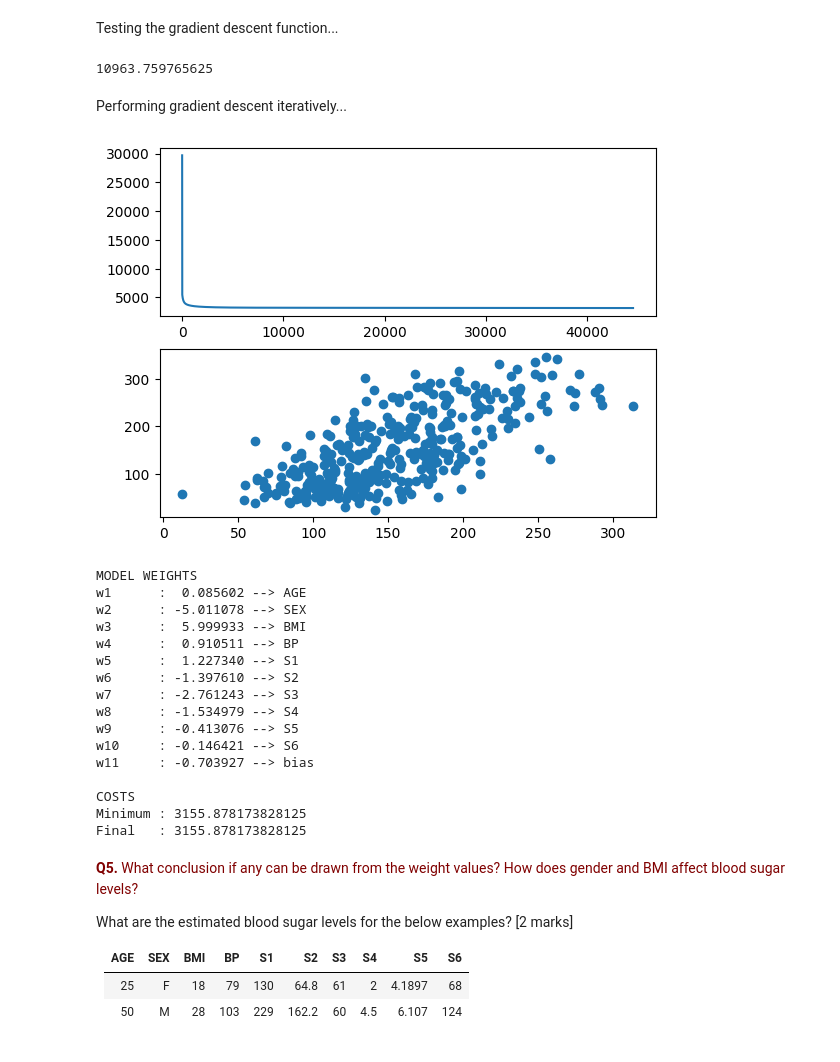
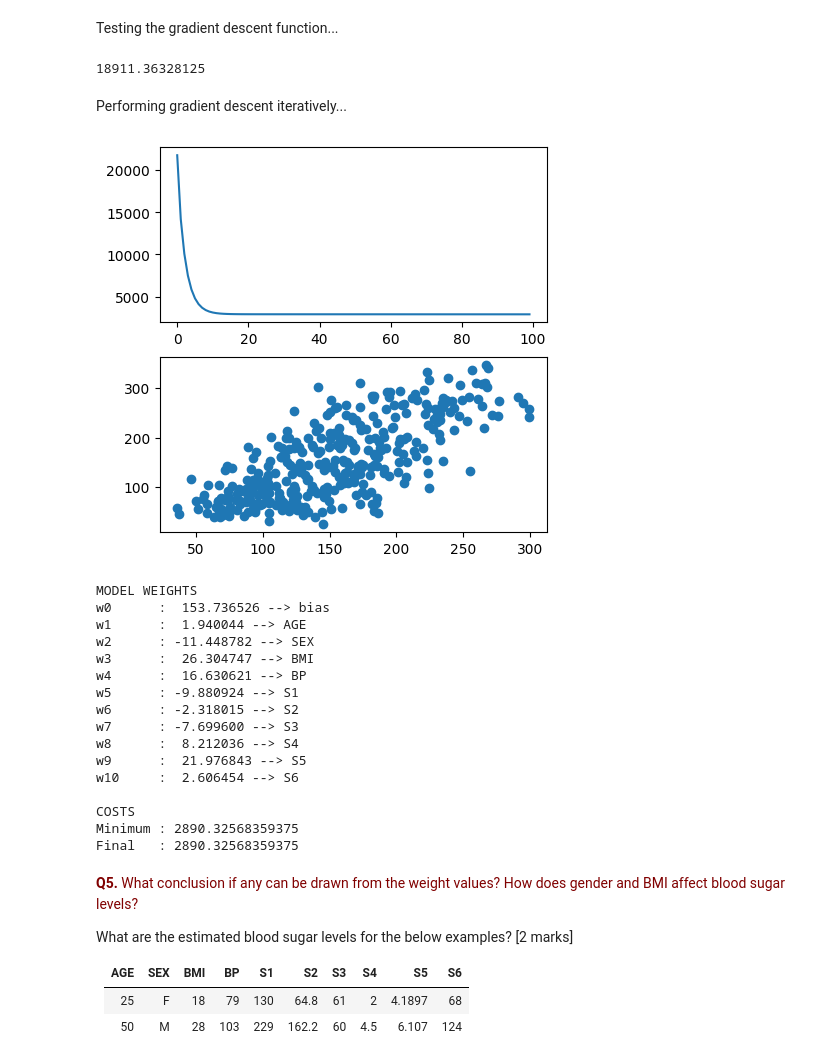
Before and after one commit to pranigopu/machineLearning, a Jupyter notebook: lab3/lab3--ASSIGNMENT--regression.ipynb, the cells around one changed output. Drawn from its saved outputs; the diff is of its cells as text; code cells hidden in the pictures.

```diff
--- a/lab3/lab3--ASSIGNMENT--regression.ipynb
+++ b/lab3/lab3--ASSIGNMENT--regression.ipynb
@@ -134,7 +153,8 @@ Refering back to the lecture notes, we define $ y = f(x) = w^T x$, so we need to
 class LinearRegression(nn.Module):
   def __init__(self, num_features):
     super().__init__()
-    self.weight = nn.Parameter(torch.zeros(1, num_features), requires_grad=False)
+    self.weight = nn.Parameter(torch.zeros(1, num_features),
+                               requires_grad=False)
     """
     NOTE: The `requires_grad` parameter of any `torch.nn.Parameter` object
     specifies whether autograd should be used or not for any given function of
@@ -147,17 +171,5 @@ class LinearRegression(nn.Module):
 # %% [markdown]
 As we need to account for the bias, we add a column of ones to the `x_data`
-# %%
-# Add a feature for bias
-"""
-PROGRAMMING NOTE: torch.cat
-dim=1 specifies that the new tensor must be concatenated as a column.
-dim=0 specifies that the new tensor must be concatenated as a row.
-Naturally:
-- If to be concatenated as a column, number of rows should match.
-- If to be concatenated as a row, number of columns should match.
-"""
-x_train = torch.cat([x_train, torch.ones(x_train.shape[0], 1)], dim=1)
-x_test = torch.cat([x_test, torch.ones(x_test.shape[0], 1)], dim=1)
 # %%
 ## Test the custom layer
 model = LinearRegression(x_train.shape[1])
@@ -212,9 +224,11 @@ def gradient_descent_step(model: nn.Module, x: torch.Tensor, y: torch.Tensor,
     for j in range(M): # For M rows (i.e. M observations)
       weight[0, i] += -(2*lr*x[j, i]*(y_pred[j] - y[j])/M)[0]
   """
+
   # IMPLEMENTATION WITH TENSOR OPERATIONS
   # (this is much faster than loops)
-  weight[0] += -2*lr*(x.T * (y_pred-y).T).sum(axis=1)/M
+  weight[0] += -2*lr*((y_pred-y) * x).sum(axis=0)/M
+  # axis=0 indicates column-wise summing
 
   model.weight = nn.Parameter(weight, requires_grad=False)
 # %% [markdown]
@@ -238,80 +248,72 @@ However, given two tensors A with dimension $P \times Q$ and B with dimension $1
 # %% [markdown]
 Testing the gradient descent function...
 # %%
-# Testing the gradient descent function:
-gradient_descent_step(model, x_train, y_train, prediction, 0.00001)
+# Testing the gradient descent step function:
+gradient_descent_step(model, x_train, y_train, prediction, 0.1)
 prediction = model.forward(x_train) # Getting updated model's predictions
 cost = mean_squared_error(prediction, y_train) # Getting updated cost
 print(cost)
 # %% [output]
-10963.759765625
+18911.36328125
 # %% [markdown]
 Performing gradient descent iteratively...
 # %%
 # INITIALISING THE GRADIENT DESCENT PROCESS
 # Initializing the model:
 model = LinearRegression(x_train.shape[1])
-# Obtaining the first set of predictions:
-prediction = model.forward(x_train)
 # List to store costs generated over descent:
-# (starting with the initial cost to begin comparing with)
-costList = [mean_squared_error(prediction, y_train)]
+costList = []
 # Choosing the learning rate:
-alpha = 0.00001
+alpha = 0.1
 #====================================
-# THE GRADIENT DESCENT LOOP
-"""
-We will run this loop either until 1000000 iterations are up or until we see
-an apparent convergence in the cost function values (here, the mean squared
-error values) that indicates that we are approaching a minimum cost value.
-"""
-for i in range(1000000):
+# THE GRADIENT DESCENT STEP LOOP
+# We will run this loop for 100 iterations
+for i in range(100):
   # Doing a gradient descent & getting updated model's predictions:
   gradient_descent_step(model, x_train, y_train, prediction, alpha)
   prediction = model.forward(x_train)
   # Getting & appending updated cost:
   cost = mean_squared_error(prediction, y_train)
   costList.append(cost)
-  # Checking for apparent convergence:
-  if abs(costList[-1]-costList[-2]) < 0.0000001: break
 #====================================
 # PLOTTING COSTS OBTAINED IN THE COURSE OF THE GRADIENT DESCENT
 fig, ax = plt.subplots(2)
-ax[0].plot(list(range(i+2)), costList)
+fig.set_size_inches(5, 5)
+ax[0].plot(list(range(i+1)), costList)
 ax[1].scatter(prediction, y_train)
 plt.show()
 #====================================
 # DISPLAYING WEIGHTS & COSTS
 # Displaying model weights with the associated column names
 weight = [w.item() for w in list(model.weight[0])]
-column = list(diabetes_db.columns)[:-1] + ["bias"] # Excluding the Y column
+column = ["bias"] + list(diabetes_db.columns)[:-1] # Excluding the Y column
 print("\nMODEL WEIGHTS")
 for i,w in enumerate(weight):
   sign = {True: "-", False: " "}[w < 0] # For enabling neat display of signs
-  print(f"w{i+1}\t: {sign}{abs(w):.6f} --> {column[i]}")
+  print(f"w{i}\t: {sign}{abs(w):.6f} --> {column[i]}")
 
 # Displaying minimum cost & final cost:
 print("\nCOSTS")
 print(f"Minimum\t: {min(costList)}")
 print(f"Final\t: {costList[-1]}")
 # %% [output]
-[figure, old version]
+[figure, new version]
 MODEL WEIGHTS
-w1      :  0.085602 --> AGE
-w2      : -5.011078 --> SEX
-w3      :  5.999933 --> BMI
-w4      :  0.910511 --> BP
-w5      :  1.227340 --> S1
-w6      : -1.397610 --> S2
-w7      : -2.761243 --> S3
-w8      : -1.534979 --> S4
-w9      : -0.413076 --> S5
-w10     : -0.146421 --> S6
-w11     : -0.703927 --> bias
+w0      :  153.736526 --> bias
+w1      :  1.940044 --> AGE
+w2      : -11.448782 --> SEX
+w3      :  26.304747 --> BMI
+w4      :  16.630621 --> BP
+w5      : -9.880924 --> S1
+w6      : -2.318015 --> S2
+w7      : -7.699600 --> S3
+w8      :  8.212036 --> S4
+w9      :  21.976843 --> S5
+w10     :  2.606454 --> S6
 
 COSTS
-Minimum : 3155.878173828125
-Final   : 3155.878173828125
+Minimum : 2890.32568359375
+Final   : 2890.32568359375
 # %% [markdown]
 <font color="maroon">**Q5.** What conclusion if any can be drawn from the weight values? How does gender and BMI affect blood sugar levels?
 
```
Also changed, not shown: parts of 49 cells of this notebook.
